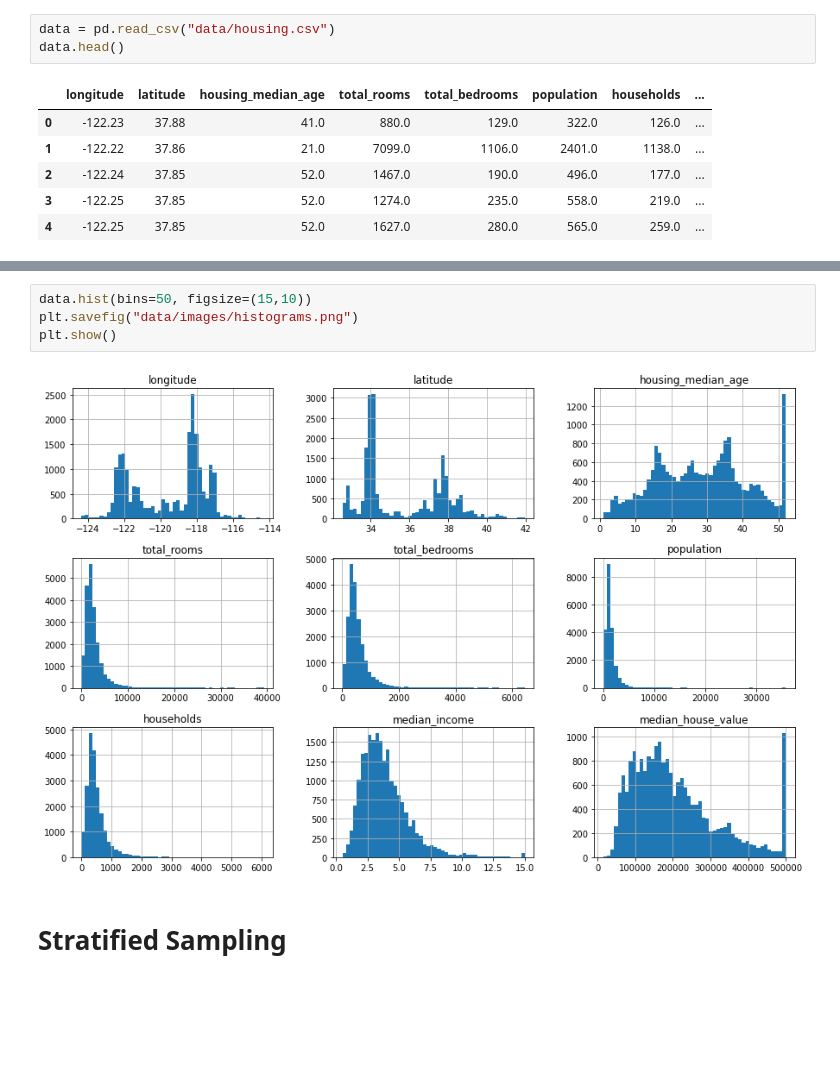
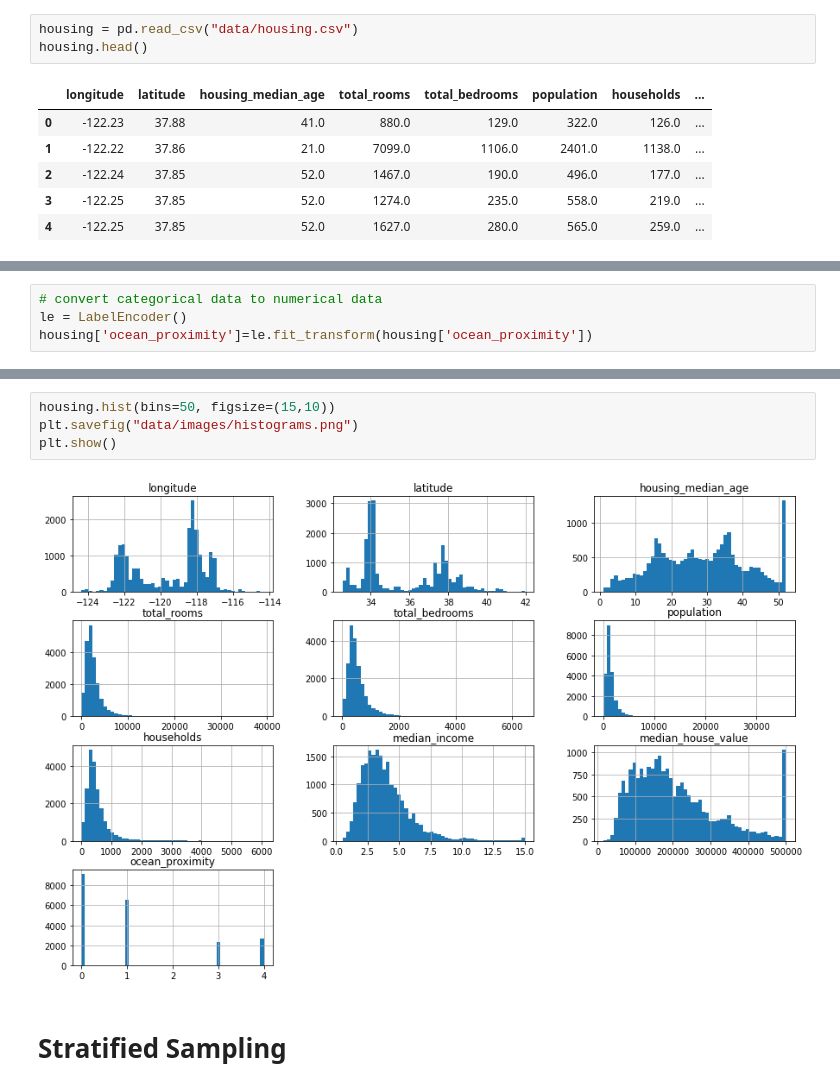
Before and after one commit to J3N1/pen15_project, a Jupyter notebook: CA Housing Prediction.ipynb, the cells around one changed output, grey strips where cells are left out. Saved outputs shown, nothing was run; the diff lists cells and outputs as text; blank space fills up the shorter version.

```diff
--- a/CA Housing Prediction.ipynb
+++ b/CA Housing Prediction.ipynb
@@ -15,6 +17,6 @@ from sklearn.base import BaseEstimator, TransformerMixin, RegressorMixin
 # %%
-data = pd.read_csv("data/housing.csv")
-data.head()
+housing = pd.read_csv("data/housing.csv")
+housing.head()
 # %% [output]
 |  | longitude | latitude | housing_median_age | total_rooms | total_bedrooms | population | households | ... |
 | 0 | -122.23 | 37.88 | 41.0 | 880.0 | 129.0 | 322.0 | 126.0 | ... |
@@ -51,4 +53,8 @@ NEAR OCEAN    2658
 NEAR BAY      2290
 ISLAND           5
 Name: ocean_proximity, dtype: int64
+# %%
+# convert categorical data to numerical data
+le = LabelEncoder()
+housing['ocean_proximity']=le.fit_transform(housing['ocean_proximity'])
 # %%
@@ -64,11 +70,11 @@ data.describe()
 | 75% | -118.010000 | 37.710000 | 37.000000 | 3148.000000 | 647.000000 | 1725.000000 | 605.000000 | ... |
 | max | -114.310000 | 41.950000 | 52.000000 | 39320.000000 | 6445.000000 | 35682.000000 | 6082.000000 | ... |
 # %%
-data.hist(bins=50, figsize=(15,10))
+housing.hist(bins=50, figsize=(15,10))
 plt.savefig("data/images/histograms.png")
 plt.show()
 # %% [output]
-[figure, old version]
+[figure, new version]
 # %% [markdown]
 # Stratified Sampling
 # %% [markdown]
```
Also changed, not shown: parts of 25 cells of this notebook, 4 other files.
